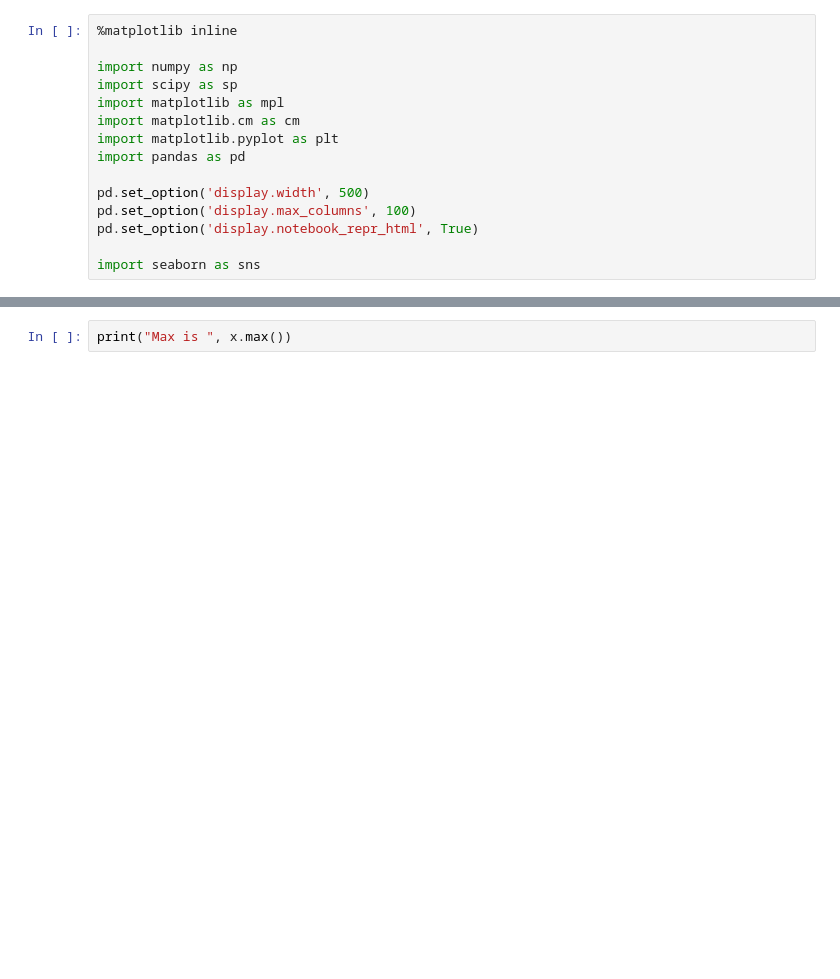
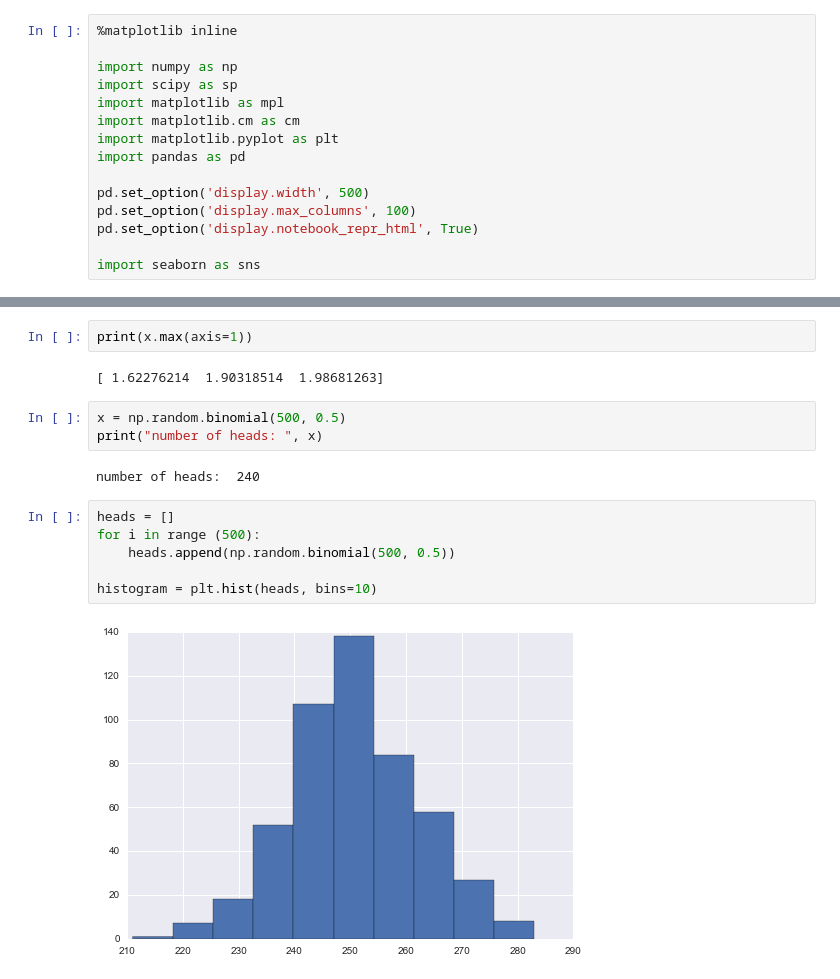
Before and after one commit to bgulbis/2015lab1, a Jupyter notebook: HW0-brian.ipynb, the cells around one changed output, grey strips where cells are left out. Cells and saved outputs as stored; diff of their text form; blank space fills up the shorter version.

```diff
--- a/HW0-brian.ipynb
+++ b/HW0-brian.ipynb
@@ -70,2 +78,17 @@ Get every 2nd column of the first row
 # %%
-print("Max is ", x.max())
+print(x.max(axis=1))
+# %% [output]
+[ 1.62276214  1.90318514  1.98681263]
+# %%
+x = np.random.binomial(500, 0.5)
+print("number of heads: ", x)
+# %% [output]
+number of heads:  240
+# %%
+heads = []
+for i in range (500):
+    heads.append(np.random.binomial(500, 0.5))
+
+histogram = plt.hist(heads, bins=10)
+# %% [output]
+[figure, added]
```
Also changed, not shown: parts of 11 cells of this notebook, 1 other file.
